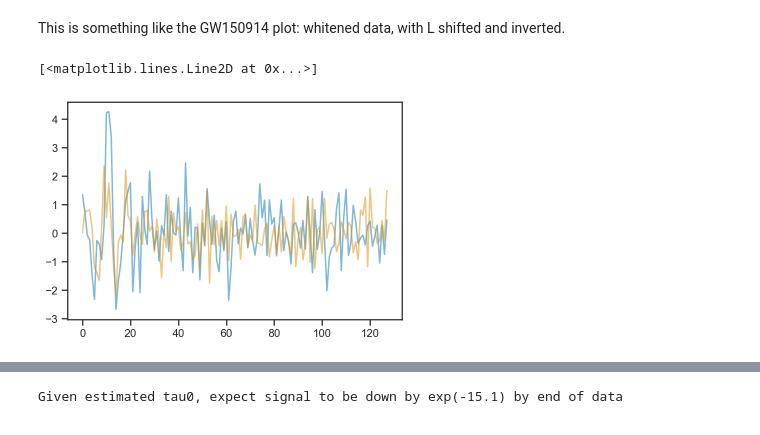
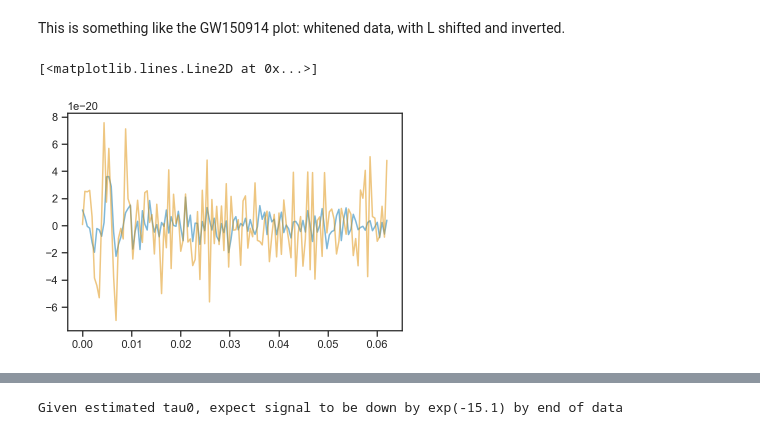
Before and after one commit to farr/ringdown, a Jupyter notebook: GW150914.ipynb, the cells around one changed output, grey strips where cells are left out. Drawn from its saved outputs; the diff is of its cells as text; code cells hidden in the pictures.

```diff
--- a/GW150914.ipynb
+++ b/GW150914.ipynb
@@ -80,18 +80,23 @@ plot(Lrho[:Nanalyze])
 [figure]
 # %%
 HC = sl.toeplitz(Hrho[:Nanalyze])
+HCorr = sl.toeplitz(Hrho[:Nanalyze]/Hrho[0])
 HL = np.linalg.cholesky(HC)
+HCorrL = np.linalg.cholesky(HCorr)
 
 LC = sl.toeplitz(Lrho[:Nanalyze])
+LCorr = sl.toeplitz(Lrho[:Nanalyze]/Lrho[0])
 LL = np.linalg.cholesky(LC)
+LCorrL = np.linalg.cholesky(LCorr)
 # %% [markdown]
 This is something like the GW150914 plot: whitened data, with L shifted and inverted.
 # %%
-plot(np.linalg.solve(HL, Hfilt[I0H:I0H+Nanalyze]), label='H', alpha=0.5)
-plot(-np.linalg.solve(LL, Lfilt[I0L:I0L+Nanalyze]), label='L', alpha=0.5)
+t = (Htsfilt[1]-Htsfilt[0])*arange(Nanalyze)
+plot(t, np.linalg.solve(HCorrL, Hfilt[I0H:I0H+Nanalyze]), label='H', alpha=0.5)
+plot(t, -np.linalg.solve(LCorrL, Lfilt[I0L:I0L+Nanalyze]), label='L', alpha=0.5)
 # %% [output]
 [<matplotlib.lines.Line2D at 0x...>]
-[figure, old version]
+[figure, new version]
 # %%
 x = randn(Nanalyze)
 bHc = sl.cho_solve((HL, True), x)
```
Also changed, not shown: parts of 8 cells of this notebook, 1 other file.
